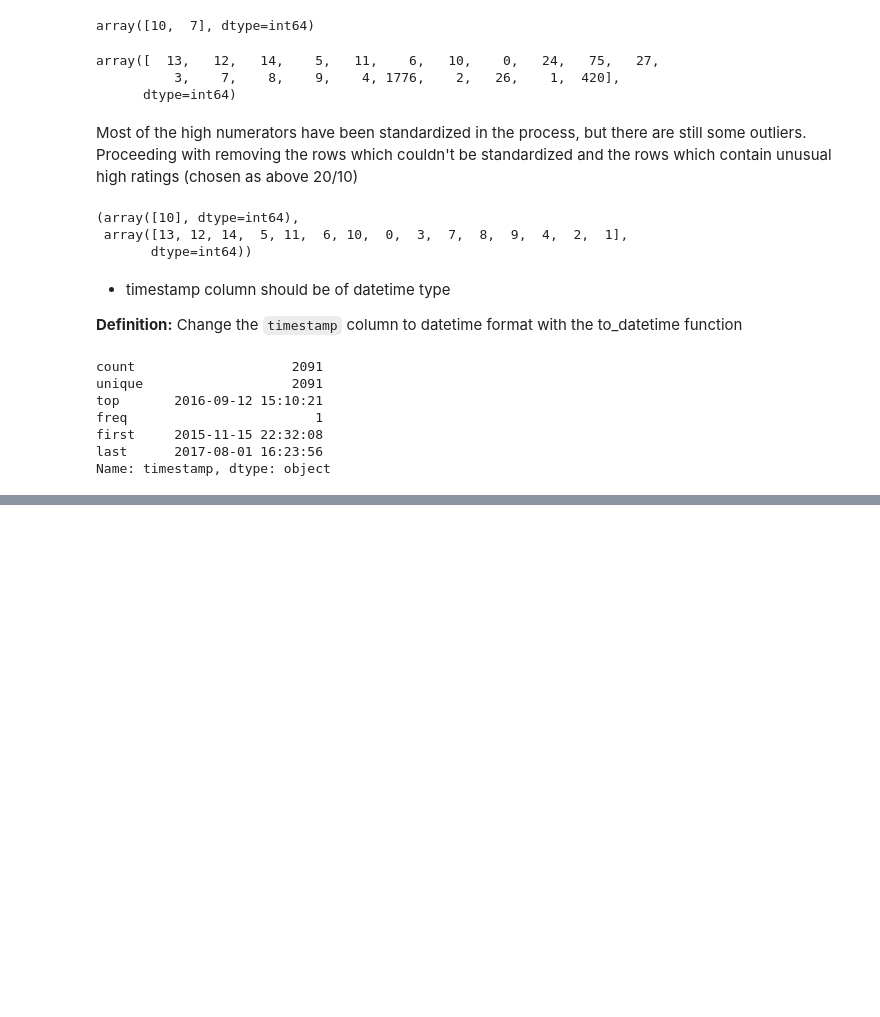
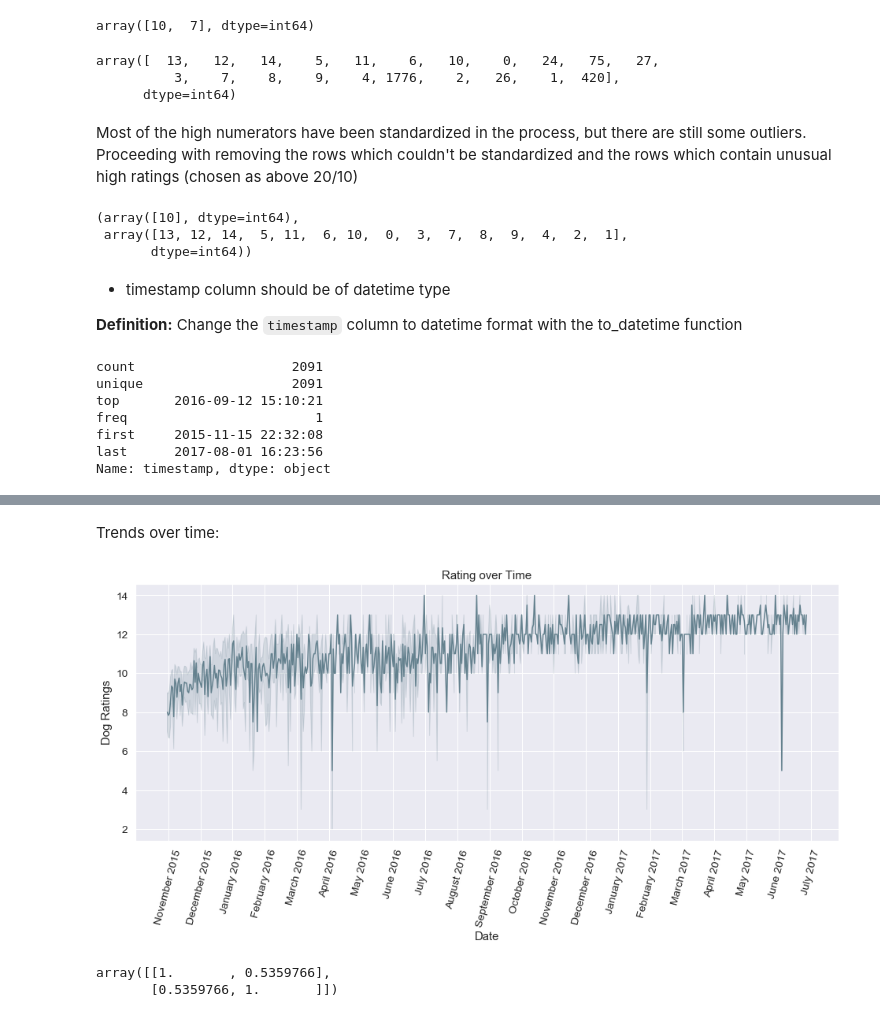
Before and after one commit to canbekley/dogrates_wrangling_analysis, a Jupyter notebook: wrangle_act.ipynb, the cells around one changed output, grey strips where cells are left out. Drawn from its saved outputs; the diff is of its cells as text; code cells hidden in the pictures; blank space fills up the shorter version.

```diff
--- a/wrangle_act.ipynb
+++ b/wrangle_act.ipynb
@@ -500,0 +634,27 @@ df_master.to_csv('twitter_archive_master.csv', index=False)
+# %% [markdown]
+Trends over time:
+# %%
+# shows the distribution of ratings over time
+import calendar
+import warnings
+warnings.filterwarnings("ignore")
+
+labels = ([str(i + ' 2015') for i in calendar.month_name[11:13]]
+          + [str(i + ' 2016') for i in calendar.month_name[1:13]]
+          + [str(i + ' 2017') for i in calendar.month_name[1:8]])
+
+plt.figure(figsize=[16,6])
+plt.title('Rating over Time')
+plt.xticks(np.arange(1, 645, 30), labels, rotation=75)
+ax = sns.lineplot(x='timestamp', y='rating_num', data=df, color='#64818e')
+ax.set(xlabel='Date', ylabel='Dog Ratings')
+plt.savefig('visuals/rating_over_time.png', bbox_inches='tight')
+plt.show();
+# %% [output]
+[figure, added]
+# %%
+# shows the correlation coefficient
+np.corrcoef(list(reversed(df['timestamp'].index.values.astype(float))), df['rating_num'])
+# %% [output]
+array([[1.       , 0.5359766],
+       [0.5359766, 1.       ]])
```
Also changed, not shown: parts of 58 cells of this notebook, 25 other files.
